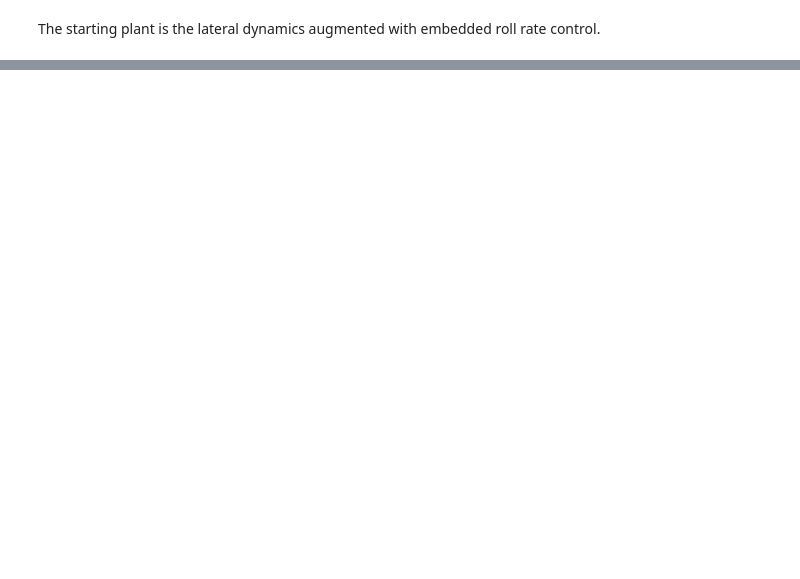
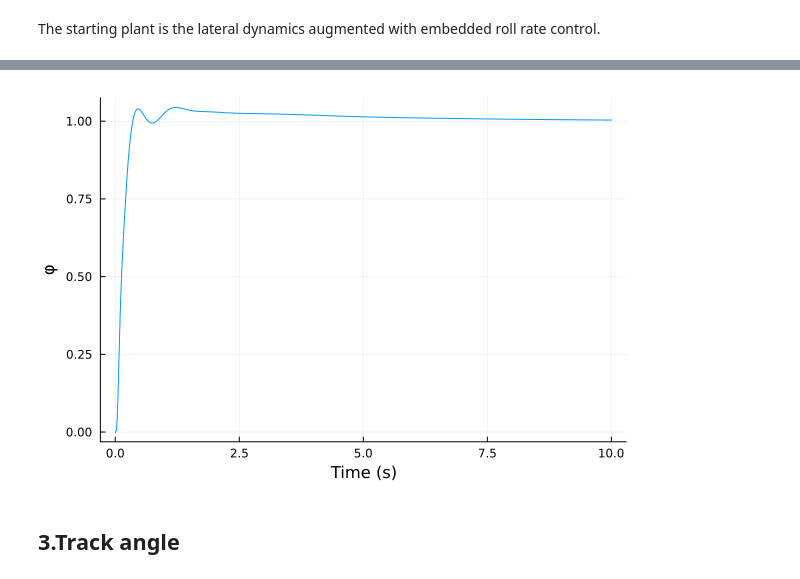
Before and after one commit to e271828e/Flight.jl, a Jupyter notebook: src/aircraft/c172/c172fbw/design/fbw_lat.ipynb, the cells around one changed output, grey strips where cells are left out. Drawn from its saved outputs; the diff is of its cells as text; code cells hidden in the pictures; blank space fills up the shorter version.

```diff
--- a/src/aircraft/c172/c172fbw/design/fbw_lat.ipynb
+++ b/src/aircraft/c172/c172fbw/design/fbw_lat.ipynb
@@ -360,0 +449,11 @@ With state  names: βcmpx1##feedback#399 βcmpx2##feedback#399 pcmpx1##feedback#
+# %%
+φsum = sumblock("φ_err = φ_dmd - φ")
+φ_β_MIMO = connect([φsum, φcmp, p_β_MIMO], [:φ_err=>:φ_err, :φ=>:φ, :p_dmd=>:p_dmd], w1 = [:φ_dmd, :β_dmd], z1 = y_lat_labels)
+
+#check we get the same response as with the SISO closed loop
+φdmd2φ = φ_β_MIMO[:φ, :φ_dmd]
+step(φdmd2φ, 10) |> plot
+# %% [output]
+[figure, added]
+# %% [markdown]
+## 3.Track angle
```
Also changed, not shown: parts of 23 cells of this notebook, 5 other files.
